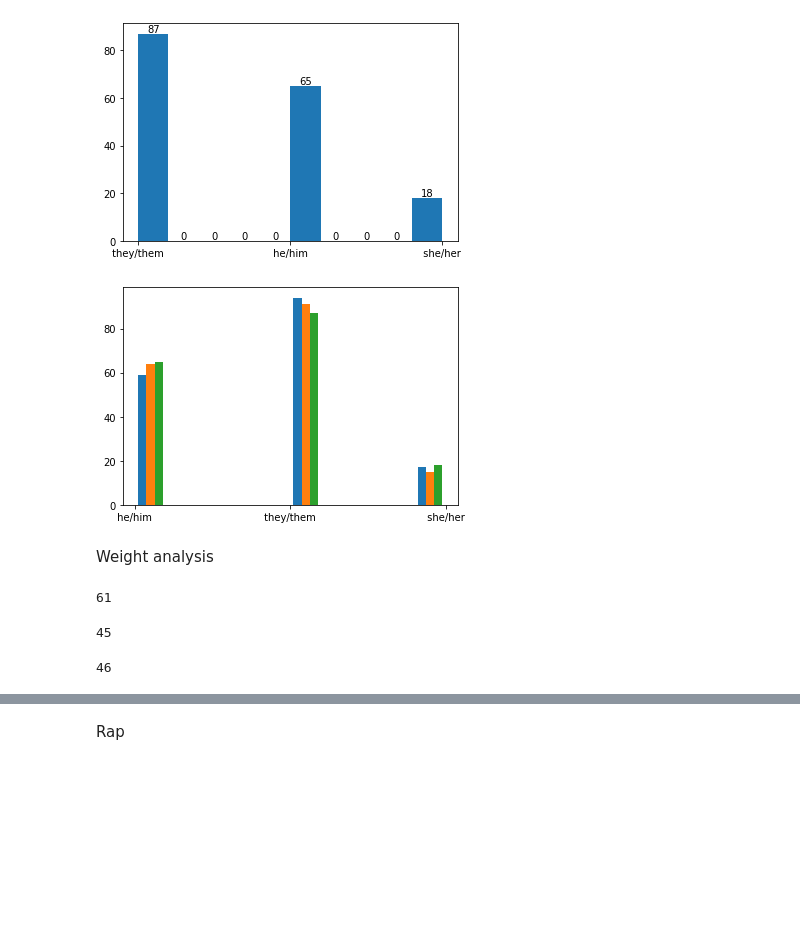
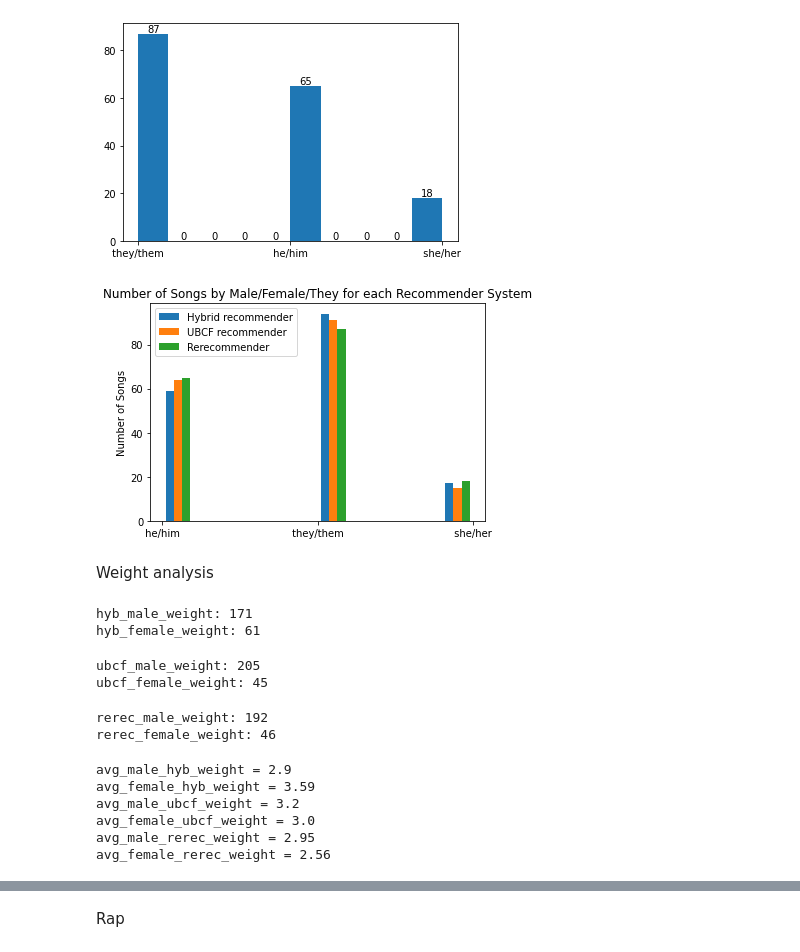
Before and after one commit to VanessaKomar/FCSS-Project, a Jupyter notebook: Analysis.ipynb, the cells around one changed output, grey strips where cells are left out. Cells and saved outputs as stored; diff of their text form; code cells hidden in the pictures; blank space fills up the shorter version.

```diff
--- a/Analysis.ipynb
+++ b/Analysis.ipynb
@@ -125,46 +198,56 @@ plt.bar_label(bars)
 plt.show()
 # %% [output]
 [figure]
-# %%
-plt.hist([hyb_recs["pronoun"], ubcf_recs["pronoun"], rerec_recs["pronoun"]])
-plt.show()
-# %% [output]
-[figure, removed]
+# %%
+# TODO Style
+plt.hist([hyb_recs["pronoun"], ubcf_recs["pronoun"], rerec_recs["pronoun"]])
+
+plt.legend(["Hybrid recommender", "UBCF recommender", "Rerecommender"])
+
+plt.ylabel("Number of Songs")
+plt.title("Number of Songs by Male/Female/They for each Recommender System")
+
+plt.show()
+# %% [output]
+[figure, added]
 # %% [markdown]
 Weight analysis
 # %%
 hyb_male = hyb_recs[hyb_recs["pronoun"] == " he/him "]
 hyb_male_weight = hyb_male.sum(numeric_only = True)
 hyb_male_weight = hyb_male_weight[0]
-hyb_male_weight
+print(f"hyb_male_weight: {hyb_male_weight}")
 
 hyb_female = hyb_recs[hyb_recs["pronoun"] == " she/her "]
 hyb_female_weight = hyb_female.sum(numeric_only = True)
 hyb_female_weight = hyb_female_weight[0]
-hyb_female_weight
+print(f"hyb_female_weight: {hyb_female_weight}")
 # %% [output]
-61
+hyb_male_weight: 171
+hyb_female_weight: 61
 # %%
 ubcf_male = ubcf_recs[ubcf_recs["pronoun"] == " he/him "]
 ubcf_male_weight = ubcf_male.sum(numeric_only = True)
 ubcf_male_weight = ubcf_male_weight[0]
-ubcf_male_weight
+print(f"ubcf_male_weight: {ubcf_male_weight}")
 
 ubcf_female = ubcf_recs[ubcf_recs["pronoun"] == " she/her "]
 ubcf_female_weight = ubcf_female.sum(numeric_only = True)
 ubcf_female_weight = ubcf_female_weight[0]
-ubcf_female_weight
+print(f"ubcf_female_weight: {ubcf_female_weight}")
 # %% [output]
-45
+ubcf_male_weight: 205
+ubcf_female_weight: 45
 # %%
 rerec_male = rerec_recs[rerec_recs["pronoun"] == " he/him "]
 rerec_male_weight = rerec_male.sum(numeric_only = True)
 rerec_male_weight = rerec_male_weight[0]
-rerec_male_weight
+print(f"rerec_male_weight: {rerec_male_weight}")
 
 rerec_female = rerec_recs[rerec_recs["pronoun"] == " she/her "]
 rerec_female_weight = rerec_female.sum(numeric_only = True)
 rerec_female_weight = rerec_female_weight[0]
-rerec_female_weight
+print(f"rerec_female_weight: {rerec_female_weight}")
 # %% [output]
-46
+rerec_male_weight: 192
+rerec_female_weight: 46
@@ -170,0 +263,16 @@ rerec_female_weight
+# %%
+print(f"avg_male_hyb_weight = {avg_male_hyb_weight}")
+print(f"avg_female_hyb_weight = {avg_female_hyb_weight}")
+
+print(f"avg_male_ubcf_weight = {avg_male_ubcf_weight}")
+print(f"avg_female_ubcf_weight = {avg_female_ubcf_weight}")
+
+print(f"avg_male_rerec_weight = {avg_male_rerec_weight}")
+print(f"avg_female_rerec_weight = {avg_female_rerec_weight}")
+# %% [output]
+avg_male_hyb_weight = 2.9
+avg_female_hyb_weight = 3.59
+avg_male_ubcf_weight = 3.2
+avg_female_ubcf_weight = 3.0
+avg_male_rerec_weight = 2.95
+avg_female_rerec_weight = 2.56
```
Also changed, not shown: parts of 17 cells of this notebook.
